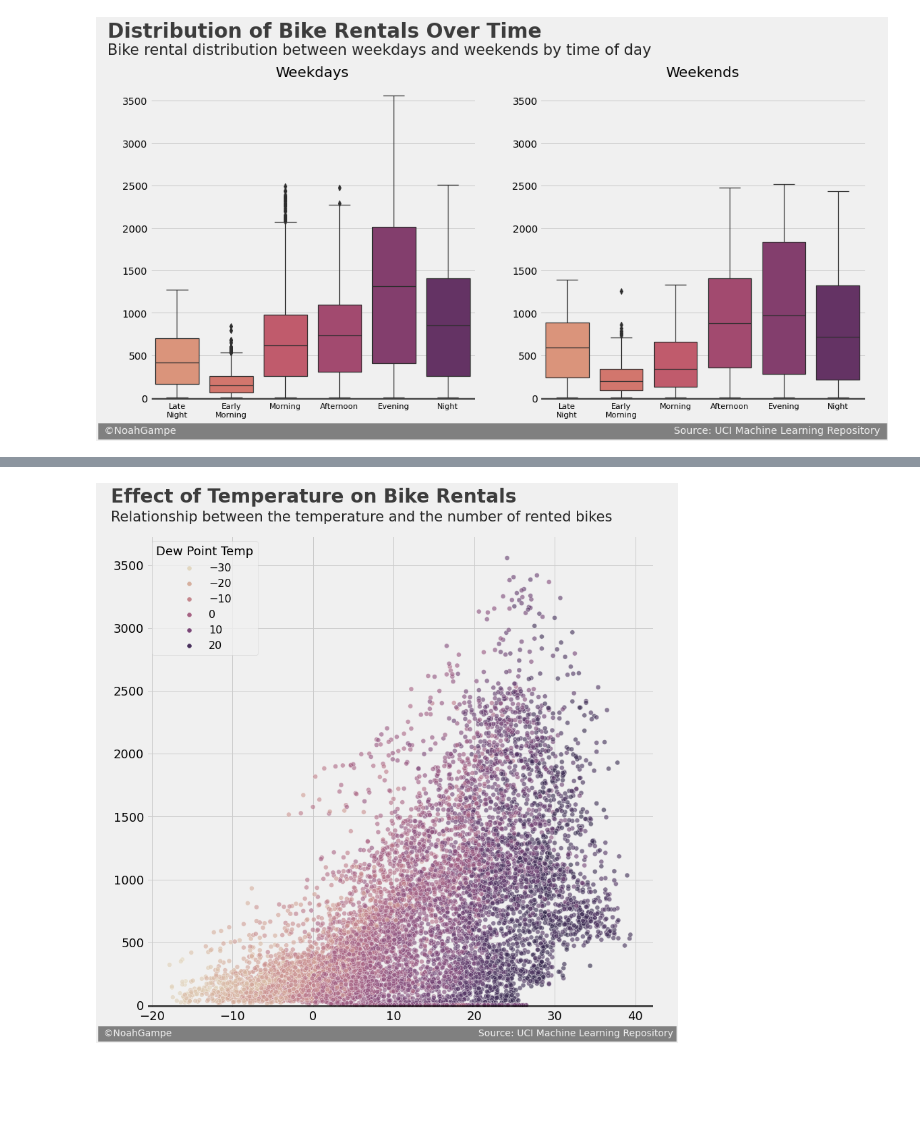
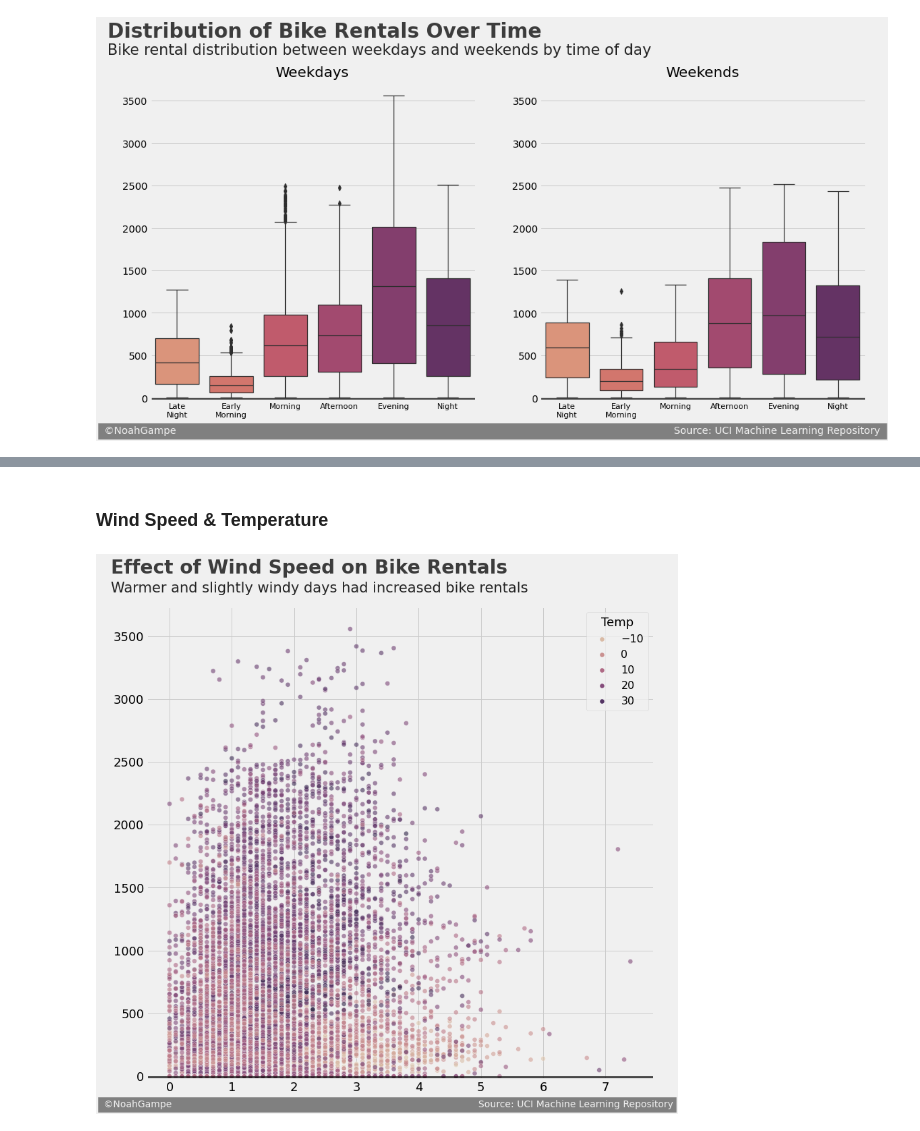
Before and after one commit to noah-kg/predicting-seoul-bike-rentals, a Jupyter notebook: Seoul Bike Rentals.ipynb, the cells around one changed output, grey strips where cells are left out. Saved outputs shown, nothing was run; the diff lists cells and outputs as text; code cells hidden in the pictures; blank space fills up the shorter version.

Commit message:
added comprehensive weather visualization and explanation

```diff
--- a/Seoul Bike Rentals.ipynb
+++ b/Seoul Bike Rentals.ipynb
@@ -555,6 +542,8 @@ plot_scatter(seoul_rentals, 'Temp', 'Rented Bike Count', title, sub, 'Humidity')
+# %% [markdown]
+### Wind Speed & Temperature
 # %%
-title = 'Effect of Temperature on Bike Rentals'
-sub = 'Relationship between the temperature and the number of rented bikes'
-plot_scatter(seoul_rentals, 'Temp', 'Rented Bike Count', title, sub, 'Dew Point Temp')
+title = 'Effect of Wind Speed on Bike Rentals'
+sub = 'Warmer and slightly windy days had increased bike rentals'
+plot_scatter(seoul_rentals, 'Wind Speed', 'Rented Bike Count', title, sub, 'Temp')
 # %% [output]
-[figure, old version]
+[figure, new version]
```
Also changed, not shown: parts of 12 cells of this notebook.
